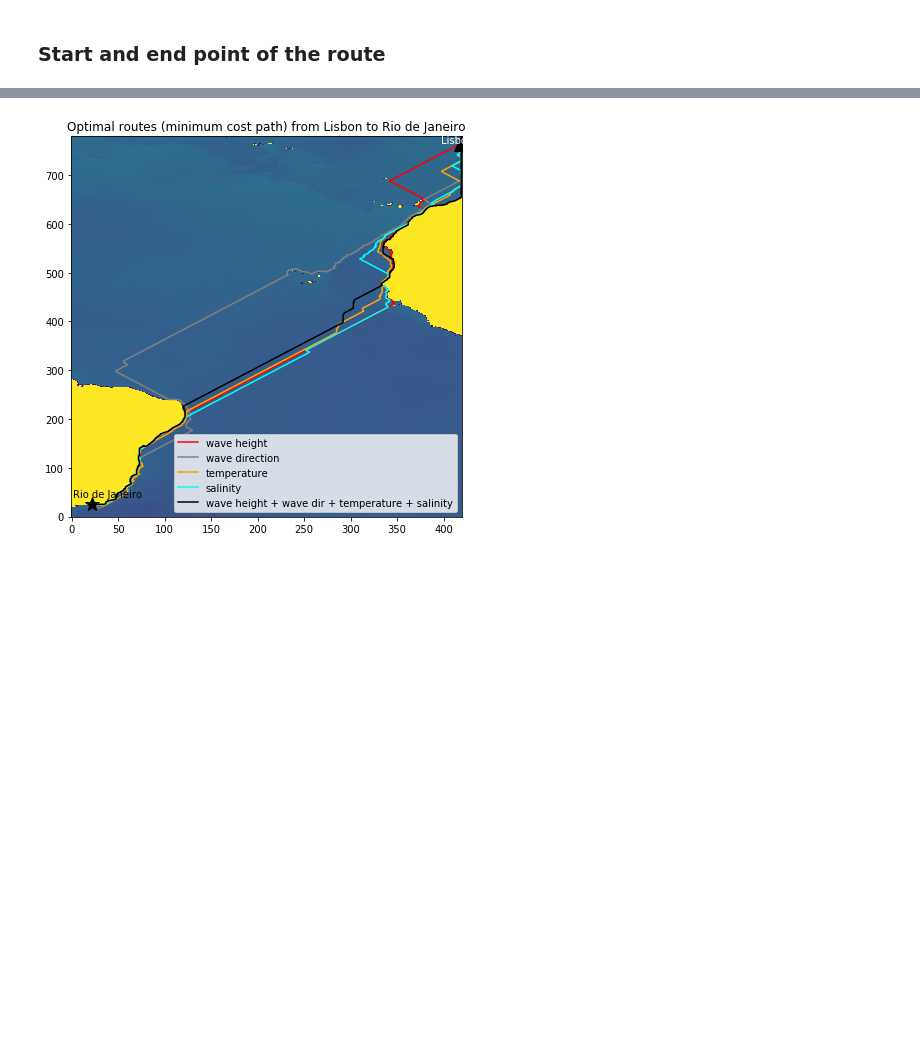
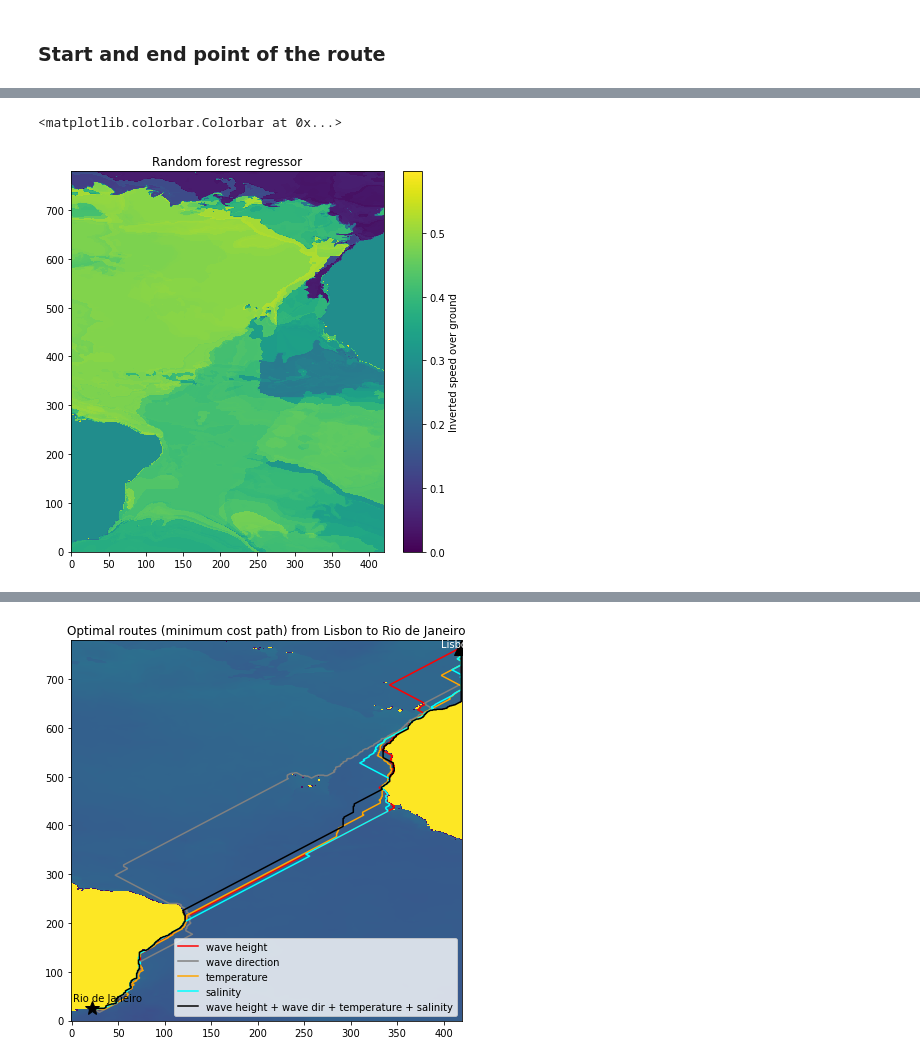
Before and after one commit to jonathom/cop_marine, a Jupyter notebook: Model_building.ipynb, the cells around one changed output, grey strips where cells are left out. Cells and saved outputs as stored; diff of their text form; code cells hidden in the pictures; blank space fills up the shorter version.

```diff
--- a/Model_building.ipynb
+++ b/Model_building.ipynb
@@ -275,3 +349,15 @@ inverted_speed[inverted_speed == 0] = 2*np.max(inverted_speed)
+# %%
+# Plot modelled speed
+plt.figure(figsize=(7,7))
+
+# Costs
+plt.title("Random forest regressor")
+plt.imshow(rf_speed, aspect = "auto")
+plt.gca().invert_yaxis()
+plt.colorbar(label='Inverted speed over ground')
+# %% [output]
+<matplotlib.colorbar.Colorbar at 0x...>
+[figure, added]
 # %%
 x = (temp_costs - np.mean(temp_costs)) / np.std(temp_costs)
 
```
Also changed, not shown: parts of 14 cells of this notebook.
